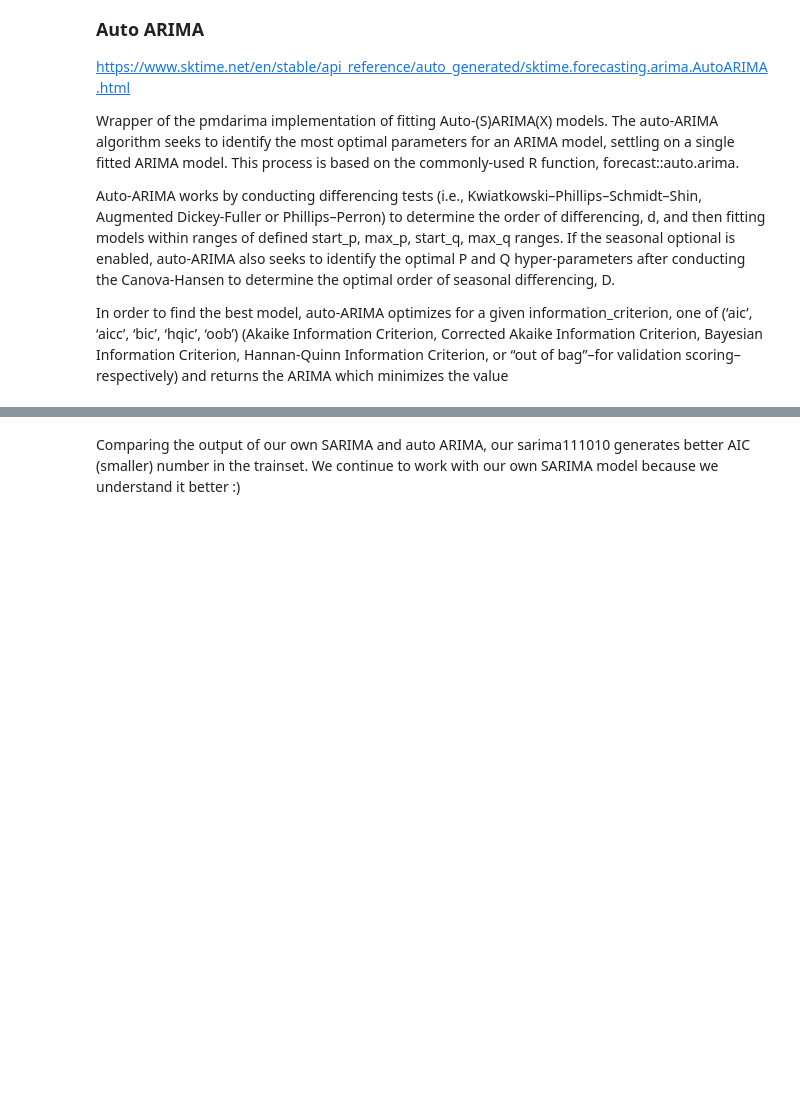
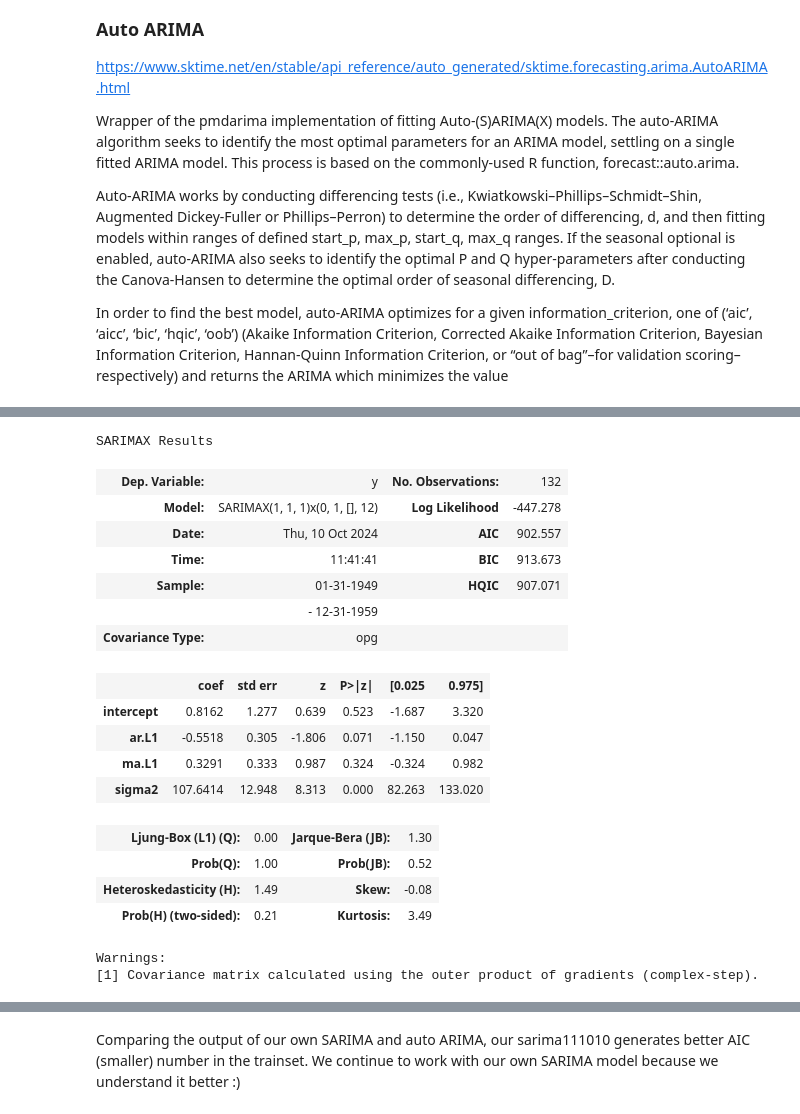
Before and after one commit to PJalgotrader/Deep_forecasting-USU, a Jupyter notebook: Lectures and codes/Module 4- ARIMA/Module4-ARIMA.ipynb, the cells around one changed output, grey strips where cells are left out. Saved outputs shown, nothing was run; the diff lists cells and outputs as text; code cells hidden in the pictures; blank space fills up the shorter version.

```diff
--- a/Lectures and codes/Module 4- ARIMA/Module4-ARIMA.ipynb
+++ b/Lectures and codes/Module 4- ARIMA/Module4-ARIMA.ipynb
@@ -219 +221,3 @@ sarima110111= exp.create_model('arima', order = (1,1,0), seasonal_order=(1,1,1,1
 [interactive output not drawn]
+# %%
+sarima111010= exp.create_model('arima', order = (1,1,1), seasonal_order=(0,1,0,12) , with_intercept= True, cross_validation=False)
@@ -379,6 +388,28 @@ SARIMAX Results
 | Prob(H) (two-sided): | 0.36 | Kurtosis: | 3.43 |
 Warnings:
 [1] Covariance matrix calculated using the outer product of gradients (complex-step).
+# %%
+sarima111010.summary()
+# %% [output]
+SARIMAX Results
+| Dep. Variable: | y | No. Observations: | 132 |
+| Model: | SARIMAX(1, 1, 1)x(0, 1, [], 12) | Log Likelihood | -447.278 |
+| Date: | Thu, 10 Oct 2024 | AIC | 902.557 |
+| Time: | 11:41:41 | BIC | 913.673 |
+| Sample: | 01-31-1949 | HQIC | 907.071 |
+|  | - 12-31-1959 |  |  |
+| Covariance Type: | opg |  |  |
+|  | coef | std err | z | P>|z| | [0.025 | 0.975] |
+| intercept | 0.8162 | 1.277 | 0.639 | 0.523 | -1.687 | 3.320 |
+| ar.L1 | -0.5518 | 0.305 | -1.806 | 0.071 | -1.150 | 0.047 |
+| ma.L1 | 0.3291 | 0.333 | 0.987 | 0.324 | -0.324 | 0.982 |
+| sigma2 | 107.6414 | 12.948 | 8.313 | 0.000 | 82.263 | 133.020 |
+| Ljung-Box (L1) (Q): | 0.00 | Jarque-Bera (JB): | 1.30 |
+| Prob(Q): | 1.00 | Prob(JB): | 0.52 |
+| Heteroskedasticity (H): | 1.49 | Skew: | -0.08 |
+| Prob(H) (two-sided): | 0.21 | Kurtosis: | 3.49 |
+Warnings:
+[1] Covariance matrix calculated using the outer product of gradients (complex-step).
 # %%
 # recall,
 sarima110111.summary()
```
Also changed, not shown: parts of 17 cells of this notebook.
